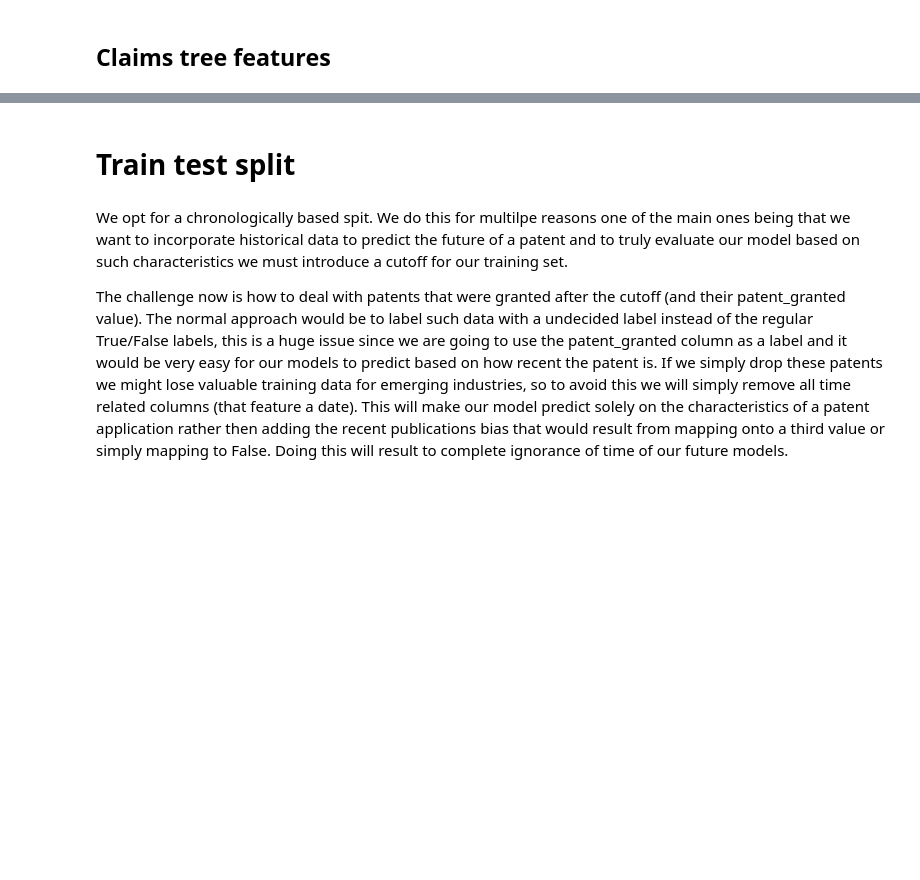
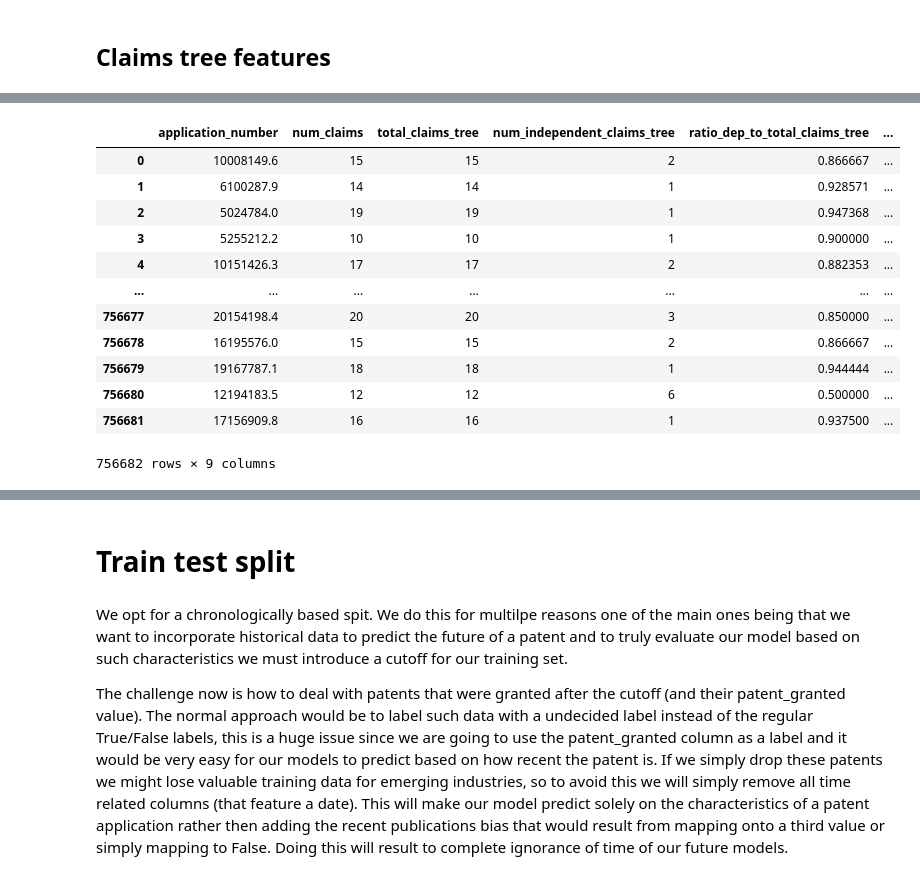
Before and after one commit to JakovDamjanski/EPO-Patent-Data-Analisys, a Jupyter notebook: DatasetCreation.ipynb, the cells around one changed output, grey strips where cells are left out. Saved outputs shown, nothing was run; the diff lists cells and outputs as text; code cells hidden in the pictures; blank space fills up the shorter version.

```diff
--- a/DatasetCreation.ipynb
+++ b/DatasetCreation.ipynb
@@ -1188,0 +1076,3 @@ df_combined.to_csv('./Data/up_to_2024_full_patent_data_derived.csv', index=False
+# %%
+import pandas as pd
+claim_tree_no_features_df = pd.read_csv('./Data/claims_trees_application_nums_all_pubs.csv',sep='\t',low_memory=False)
@@ -1188,0 +1202,18 @@ df_combined.to_csv('./Data/up_to_2024_full_patent_data_derived.csv', index=False
+# %%
+results_df = parallel_extract_tree_features(claim_tree_no_features_df,chunk_size=1000,n_processes=4)
+# %%
+results_df
+# %% [output]
+|  | application_number | num_claims | total_claims_tree | num_independent_claims_tree | ratio_dep_to_total_claims_tree | ... |
+| 0 | 10008149.6 | 15 | 15 | 2 | 0.866667 | ... |
+| 1 | 6100287.9 | 14 | 14 | 1 | 0.928571 | ... |
+| 2 | 5024784.0 | 19 | 19 | 1 | 0.947368 | ... |
+| 3 | 5255212.2 | 10 | 10 | 1 | 0.900000 | ... |
+| 4 | 10151426.3 | 17 | 17 | 2 | 0.882353 | ... |
+| ... | ... | ... | ... | ... | ... | ... |
+| 756677 | 20154198.4 | 20 | 20 | 3 | 0.850000 | ... |
+| 756678 | 16195576.0 | 15 | 15 | 2 | 0.866667 | ... |
+| 756679 | 19167787.1 | 18 | 18 | 1 | 0.944444 | ... |
+| 756680 | 12194183.5 | 12 | 12 | 6 | 0.500000 | ... |
+| 756681 | 17156909.8 | 16 | 16 | 1 | 0.937500 | ... |
+756682 rows × 9 columns
```
Also changed, not shown: parts of 62 cells of this notebook, 31 other files.
